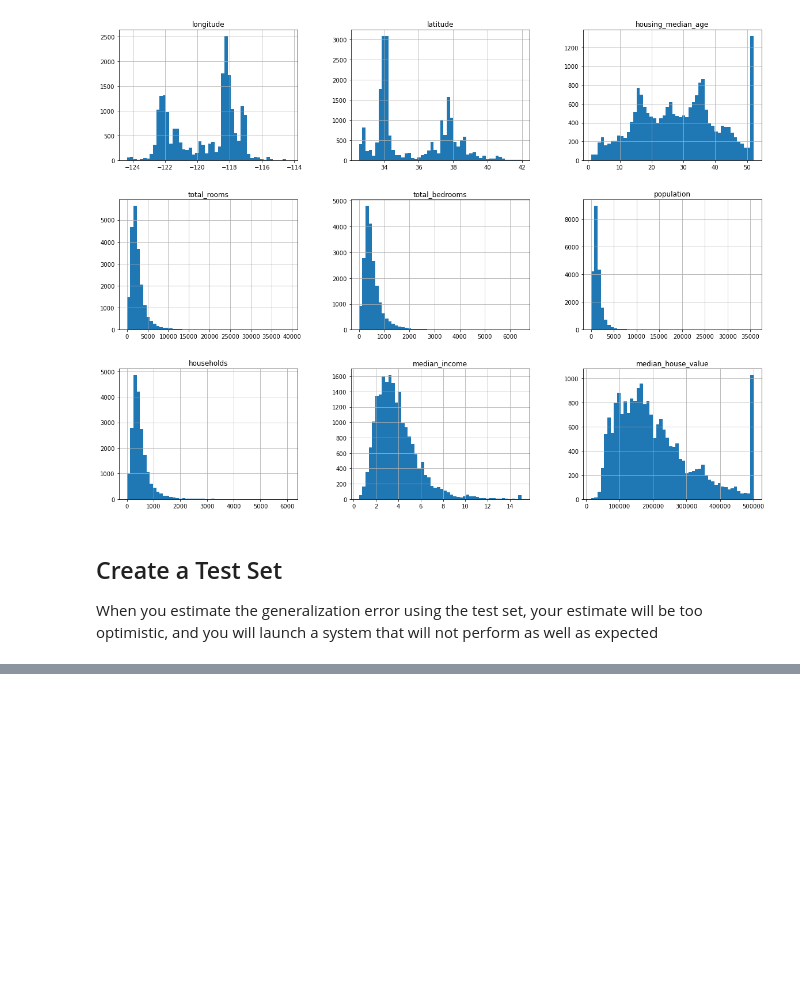
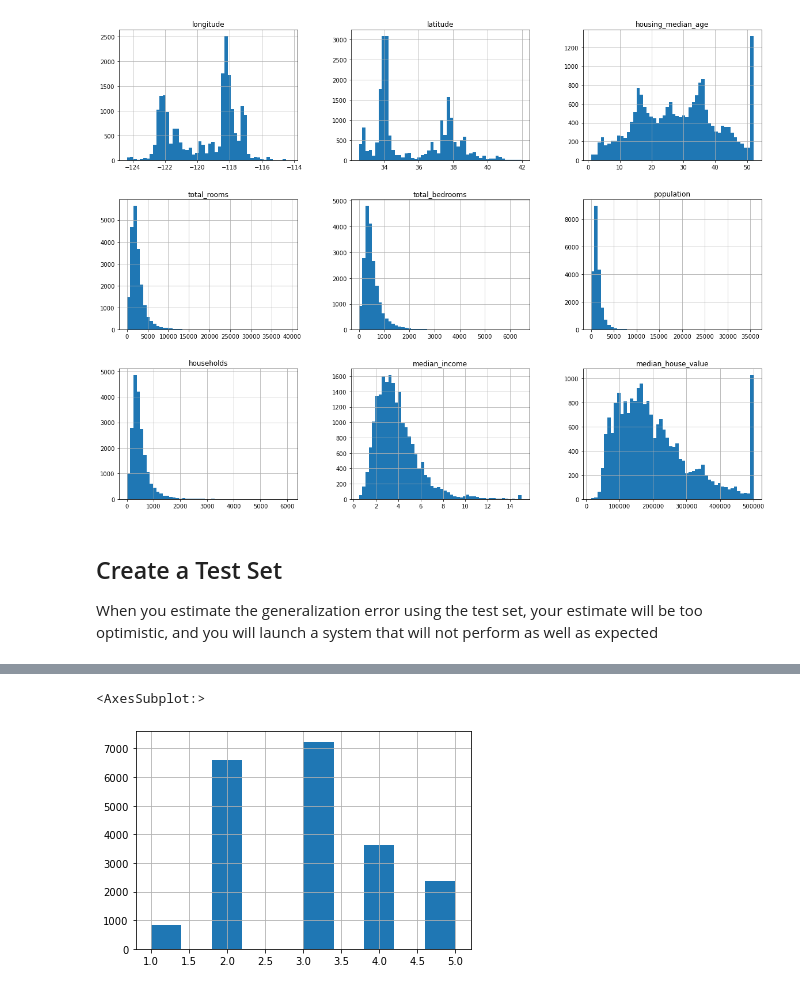
Before and after one commit to rcortezk9/housing_test, a Jupyter notebook: housing.ipynb, the cells around one changed output, grey strips where cells are left out. Drawn from its saved outputs; the diff is of its cells as text; code cells hidden in the pictures; blank space fills up the shorter version.

```diff
--- a/housing.ipynb
+++ b/housing.ipynb
@@ -109,0 +118,10 @@ def split_train_test_by_id(data, test_ratio, id_coluun):
+# %%
+#Creating an income categroy attribute with five categories (labled 1-5)
+housing['income_cat'] = pd.cut(housing['median_income'],
+                                bins=[0., 1.5, 3.0, 4.5, 6., np.inf],
+                                labels=[1, 2, 3, 4, 5])
+
+housing['income_cat'].hist()
+# %% [output]
+<AxesSubplot:>
+[figure, added]
```
Also changed, not shown: parts of 1 cell of this notebook.
